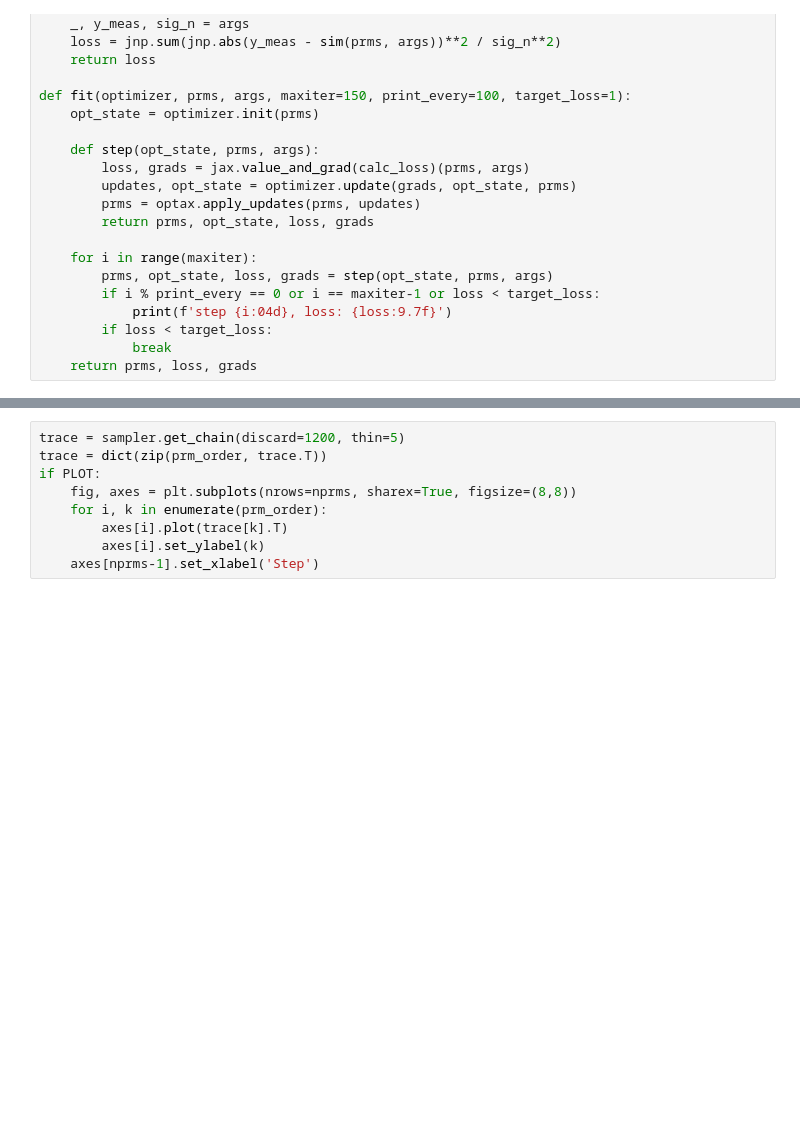
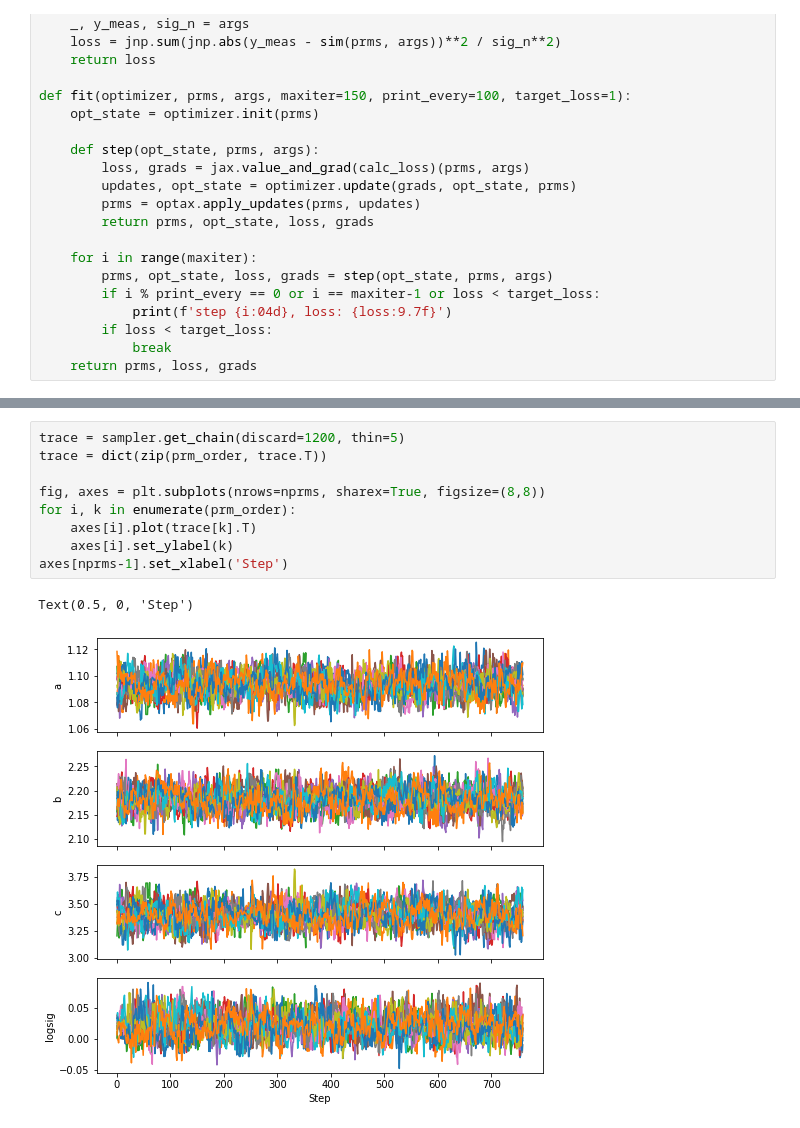
Before and after one commit to AaronParsons/ugradio, a Jupyter notebook: jupyter_tutorials/lab3/Fitting Tutorial.ipynb, the cells around one changed output, grey strips where cells are left out. Cells and saved outputs as stored; diff of their text form; blank space fills up the shorter version.

```diff
--- a/jupyter_tutorials/lab3/Fitting Tutorial.ipynb
+++ b/jupyter_tutorials/lab3/Fitting Tutorial.ipynb
@@ -230,9 +223,12 @@ sampler.run_mcmc(sol0, 5000, progress=True);
 # %%
 trace = sampler.get_chain(discard=1200, thin=5)
 trace = dict(zip(prm_order, trace.T))
-if PLOT:
-    fig, axes = plt.subplots(nrows=nprms, sharex=True, figsize=(8,8))
-    for i, k in enumerate(prm_order):
-        axes[i].plot(trace[k].T)
-        axes[i].set_ylabel(k)
-    axes[nprms-1].set_xlabel('Step')
+
+fig, axes = plt.subplots(nrows=nprms, sharex=True, figsize=(8,8))
+for i, k in enumerate(prm_order):
+    axes[i].plot(trace[k].T)
+    axes[i].set_ylabel(k)
+axes[nprms-1].set_xlabel('Step')
+# %% [output]
+Text(0.5, 0, 'Step')
+[figure, added]
```
Also changed, not shown: parts of 11 cells of this notebook.
